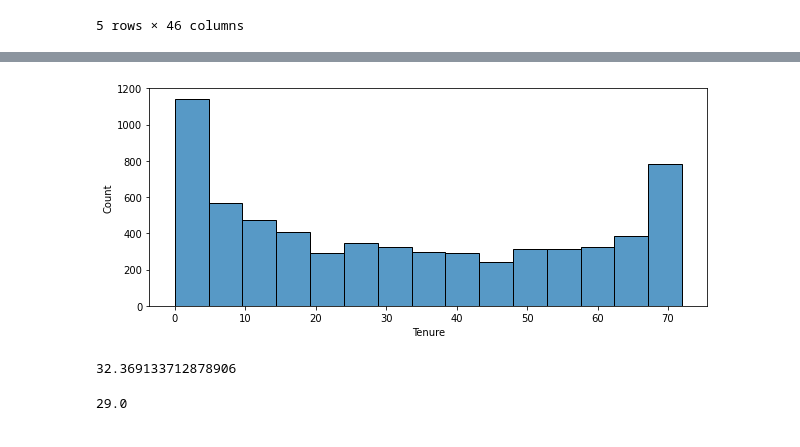
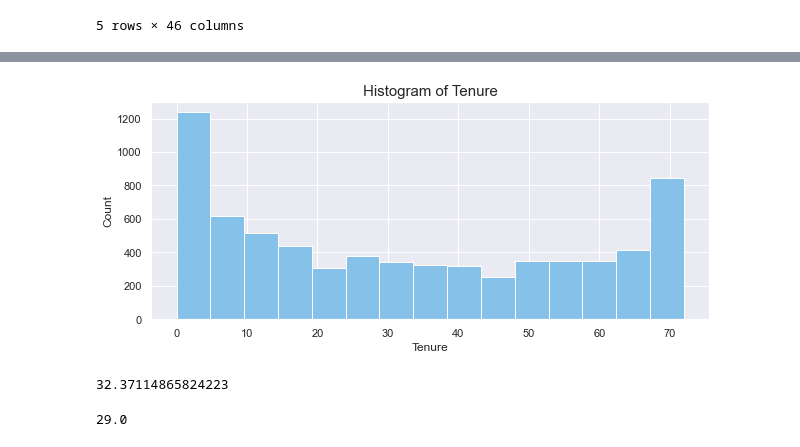
Before and after one commit to Niteesh95/Telcom_Chrun_Analysis, a Jupyter notebook: Telcom_Churn_analysis.ipynb, the cells around one changed output, grey strips where cells are left out. Drawn from its saved outputs; the diff is of its cells as text; code cells hidden in the pictures.

```diff
--- a/Telcom_Churn_analysis.ipynb
+++ b/Telcom_Churn_analysis.ipynb
@@ -325,12 +350,14 @@ plt.show()
 # %%
-# ploting histogram to detect outliers
 plt.figure(figsize=(10,4))
-sns.histplot(df_dummies['Tenure'])
+plt.hist(train_data['tenure'], color = '#85C1E9', bins = 15)
+plt.title('Histogram of Tenure',fontsize = 15)
+plt.xlabel('Tenure', fontsize = 12)
+plt.ylabel('Count', fontsize = 12)
 plt.show()
 # %% [output]
-[figure, old version]
+[figure, new version]
 # %%
-df_dummies['Tenure'].mean()
+train_data['tenure'].mean()
 # %% [output]
-32.369133712878906
+32.37114865824223
 # %%
```
Also changed, not shown: parts of 120 cells of this notebook.
